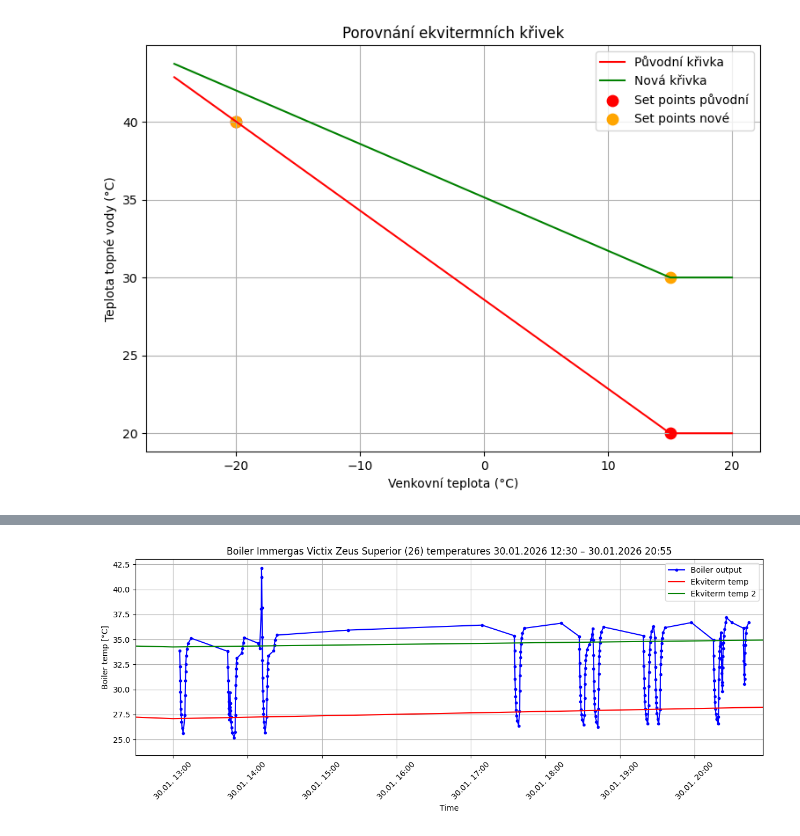
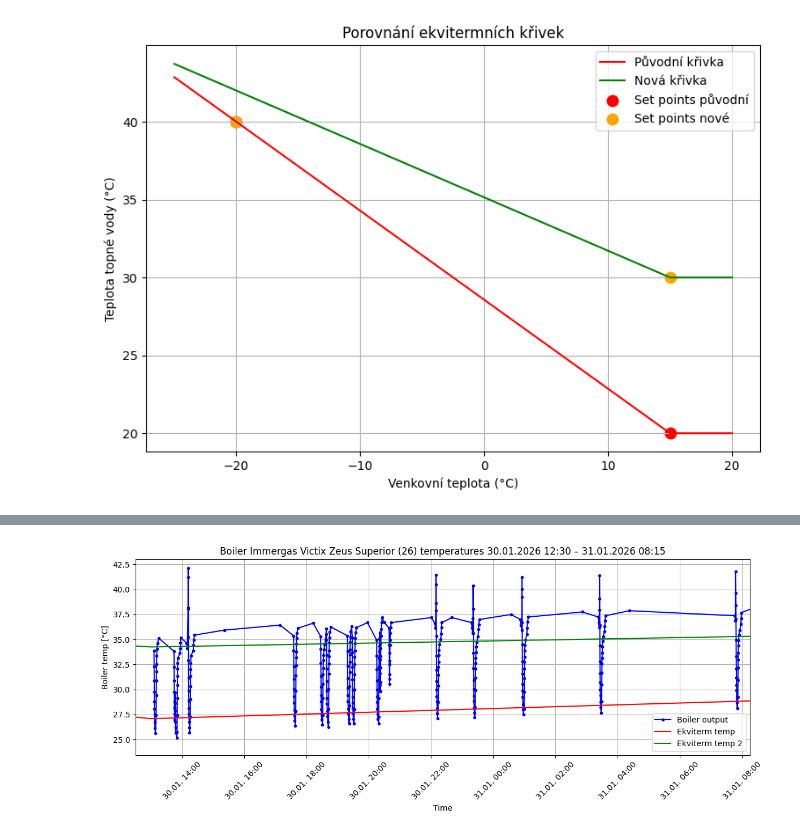
Before and after one commit to MarekCoderslab/Teploty_kotle, a Jupyter notebook: Teplota_kotle.ipynb, the cells around one changed output, grey strips where cells are left out. Saved outputs shown, nothing was run; the diff lists cells and outputs as text; code cells hidden in the pictures.

```diff
--- a/Teplota_kotle.ipynb
+++ b/Teplota_kotle.ipynb
@@ -193,37 +193,37 @@ import pandas as pd
 
 # --- RUČNÍ NASTAVENÍ ČASOVÉHO OKNA ---
 start_time = pd.Timestamp("2026-01-30 12:30:00")
-end_time   = pd.Timestamp("2026-01-30 20:55")
+end_time   = pd.Timestamp("2026-01-31 8:15")
 
 plt.figure(figsize=(12,5))
 ax = plt.gca()
 
 # Kotel
 ax.plot(df["Time"], df["Value"], marker=".", color="blue", label="Boiler output")
 
 # Netatmo – původní křivka
 ax.plot(df_netatmo["time_local"], df_netatmo["Boiler_water"], color="red", label="Ekviterm temp")
 
 # Netatmo – nová křivka (Boiler_water_2)
 ax.plot(df_netatmo["time_local"], df_netatmo["Boiler_water_2"], color="green", label="Ekviterm temp 2")
 
 # --- APLIKACE ČASOVÉHO OKNA NA GRAF ---
 ax.set_xlim(start_time, end_time)
 
 # Formát osy X
 ax.xaxis.set_major_formatter(mdates.DateFormatter('%d.%m. %H:%M'))
 plt.xticks(rotation=45)
 
 plt.title(f"Boiler Immergas Victix Zeus Superior (26) temperatures {start_time:%d.%m.%Y %H:%M} – {end_time:%d.%m.%Y %H:%M}")
 
 ax.set_xlabel("Time")
 ax.set_ylabel("Boiler temp [°C]")
 plt.grid(True)
 plt.legend()
 plt.tight_layout()
 plt.show()
 # %% [output]
-[figure, old version]
+[figure, new version]
 # %%
 import pandas as pd
 import matplotlib.pyplot as plt
```
Also changed, not shown: parts of 7 cells of this notebook, 3 other files.
